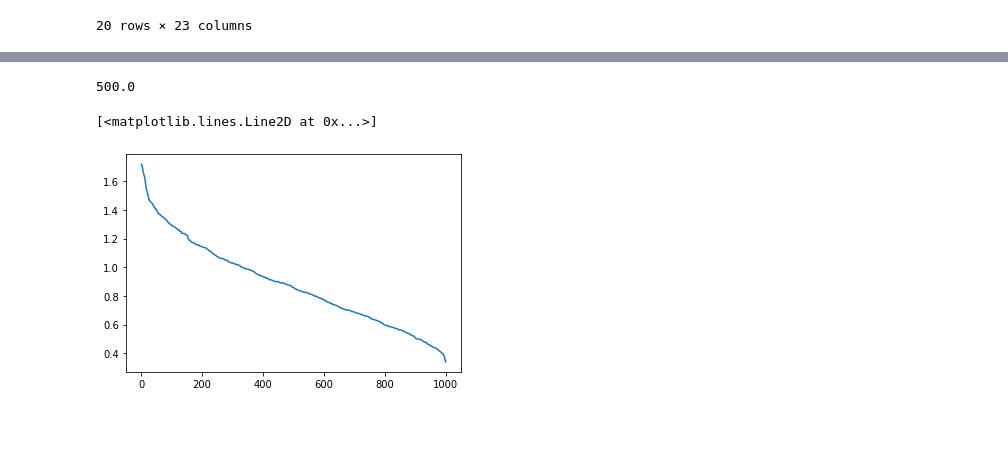
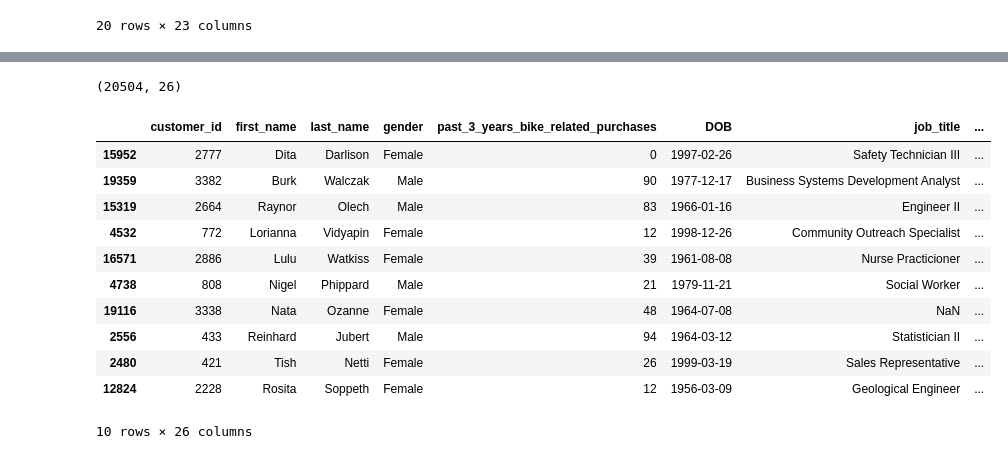
Before and after one commit to Shanki200801/KPMGinternship, a Jupyter notebook: analysis.ipynb, the cells around one changed output, grey strips where cells are left out. Cells and saved outputs as stored; diff of their text form; code cells hidden in the pictures; blank space fills up the shorter version.

```diff
--- a/analysis.ipynb
+++ b/analysis.ipynb
@@ -215,10 +156,21 @@ memory usage: 187.6+ KB
-# %%
-df_new_customer_list['Rank'].median()
-# %% [output]
-500.0
-# %%
-import matplotlib.pyplot as plt
-plt.plot(df_new_customer_list['Rank'],df_new_customer_list['Value'])
-# %% [output]
-[<matplotlib.lines.Line2D at 0x...>]
-[figure, removed]
+# %%
+merged_table = df_customer_demographics.merge(df_transactions,how='left',on='customer_id')
+merged_table['customer_id'].describe()
+merged_table.shape
+# %% [output]
+(20504, 26)
+# %%
+merged_table.sample(10)
+# %% [output]
+|  | customer_id | first_name | last_name | gender | past_3_years_bike_related_purchases | DOB | job_title | ... |
+| 15952 | 2777 | Dita | Darlison | Female | 0 | 1997-02-26 | Safety Technician III | ... |
+| 19359 | 3382 | Burk | Walczak | Male | 90 | 1977-12-17 | Business Systems Development Analyst | ... |
+| 15319 | 2664 | Raynor | Olech | Male | 83 | 1966-01-16 | Engineer II | ... |
+| 4532 | 772 | Lorianna | Vidyapin | Female | 12 | 1998-12-26 | Community Outreach Specialist | ... |
+| 16571 | 2886 | Lulu | Watkiss | Female | 39 | 1961-08-08 | Nurse Practicioner | ... |
+| 4738 | 808 | Nigel | Phippard | Male | 21 | 1979-11-21 | Social Worker | ... |
+| 19116 | 3338 | Nata | Ozanne | Female | 48 | 1964-07-08 | NaN | ... |
+| 2556 | 433 | Reinhard | Jubert | Male | 94 | 1964-03-12 | Statistician II | ... |
+| 2480 | 421 | Tish | Netti | Female | 26 | 1999-03-19 | Sales Representative | ... |
+| 12824 | 2228 | Rosita | Soppeth | Female | 12 | 1956-03-09 | Geological Engineer | ... |
+10 rows × 26 columns
```
Also changed, not shown: parts of 12 cells of this notebook, 3 other files.
